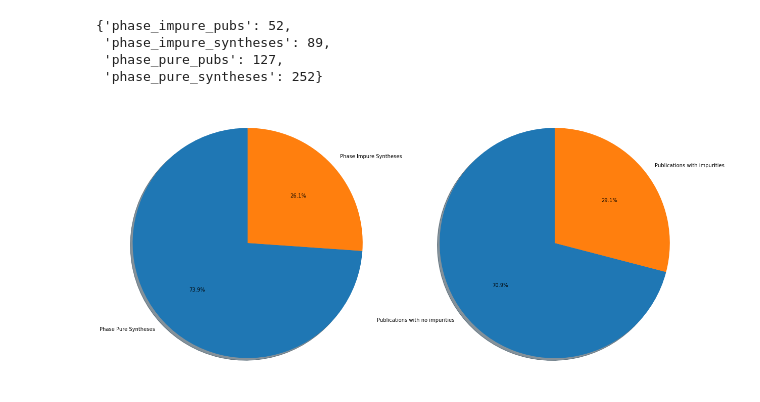
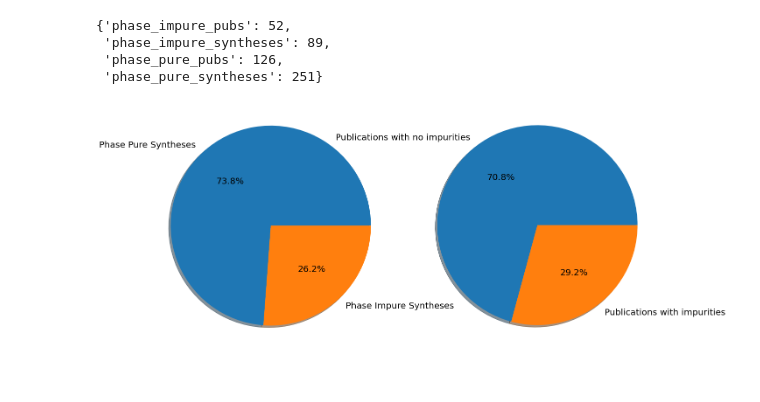
Before and after one commit to kevcruse96/bfo-impurityphase-analysis, a Jupyter notebook: exp_paper_figures.ipynb, the cells around one changed output. Drawn from its saved outputs; the diff is of its cells as text; code cells hidden in the pictures; blank space fills up the shorter version.

```diff
--- a/exp_paper_figures.ipynb
+++ b/exp_paper_figures.ipynb
@@ -12,11 +15,11 @@ from pprint import pprint
 pd.set_option('display.max_columns', 500)
 pd.set_option('display.max_rows', 500)
 # %%
-df = pd.read_csv('./data/bfo_df_master_20211123.csv')
+df = pd.read_csv('./data/bfo_df_master_20211206.csv')
 
 lit_df = df[df['doi']!='Sutter-Fella Lab']
 
 print("Number of recipes from literature: ", len(lit_df))
 
-#display(lit_df)
+display(lit_df)
 # %% [output]
@@ -42,38 +62,39 @@ for doi, rep in zip(lit_df['doi'], lit_df['reported_impurities']):
         impure_pub = True
 
     if doi != current_doi:
         if not impure_pub:
             phase_purity['phase_pure_pubs'] += 1
         else:
             phase_purity['phase_impure_pubs'] += 1
 
         current_doi = doi
         impure_pub = False
 
 pprint(phase_purity)
 
 synth_labels = 'Phase Pure Syntheses', 'Phase Impure Syntheses'
 synth_sizes = phase_purity['phase_pure_syntheses'], phase_purity['phase_impure_syntheses']
 
 pub_labels = 'Publications with no impurities', 'Publications with impurities'
 pub_sizes = phase_purity['phase_pure_pubs'], phase_purity['phase_impure_pubs']
 
 fig, (synth_ax, pub_ax) = plt.subplots(1,2, figsize=(20,10))
 synth_ax.pie(synth_sizes, labels=synth_labels, autopct='%1.1f%%',
-        shadow=True, startangle=90)
+        shadow=True, startangle=0, textprops={'fontsize': 20})
 synth_ax.axis('equal')  # Equal aspect ratio ensures that pie is drawn as a circle.
 
 pub_ax.pie(pub_sizes, labels=pub_labels, autopct='%1.1f%%',
-        shadow=True, startangle=90)
+        shadow=True, startangle=0, textprops={'fontsize': 20})
 pub_ax.axis('equal')  # Equal aspect ratio ensures that pie is drawn as a circle.
 
 plt.show()
+fig.savefig('./CABB_thinfilm_Paper/additives.png', bbox_inches='tight')
 # %% [output]
 {'phase_impure_pubs': 52,
  'phase_impure_syntheses': 89,
- 'phase_pure_pubs': 127,
- 'phase_pure_syntheses': 252}
+ 'phase_pure_pubs': 126,
+ 'phase_pure_syntheses': 251}
-[figure, old version]
+[figure, new version]
 # %%
 impurities = list(lit_df['reported_impurities'])
 
```
Also changed, not shown: parts of 19 cells of this notebook, 8 other files.
